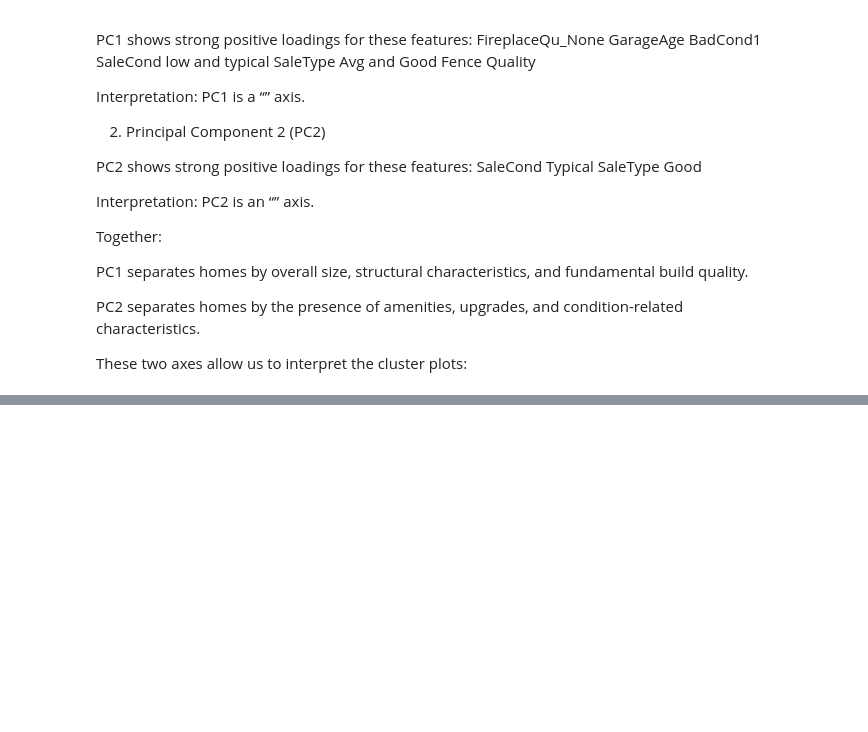
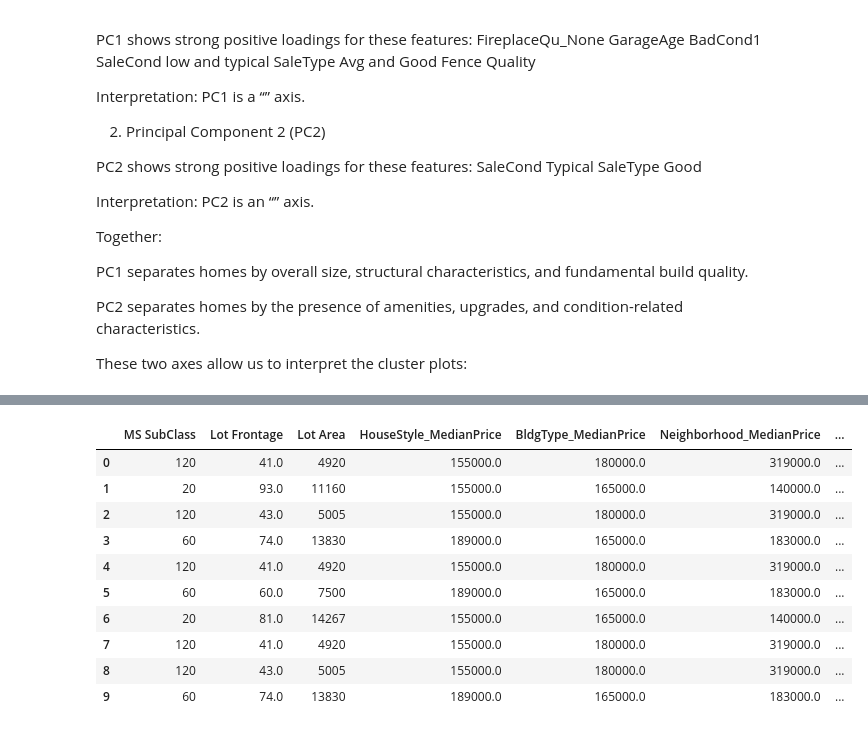
Before and after one commit to hedesiustefan/ML_Project, a Jupyter notebook: LAB4/ML_LAB4.ipynb, the cells around one changed output, grey strips where cells are left out. Cells and saved outputs as stored; diff of their text form; code cells hidden in the pictures; blank space fills up the shorter version.

```diff
--- a/LAB4/ML_LAB4.ipynb
+++ b/LAB4/ML_LAB4.ipynb
@@ -441,0 +493,14 @@ These two axes allow us to interpret the cluster plots:
+# %%
+synth
+# %% [output]
+|  | MS SubClass | Lot Frontage | Lot Area | HouseStyle_MedianPrice | BldgType_MedianPrice | Neighborhood_MedianPrice | ... |
+| 0 | 120 | 41.0 | 4920 | 155000.0 | 180000.0 | 319000.0 | ... |
+| 1 | 20 | 93.0 | 11160 | 155000.0 | 165000.0 | 140000.0 | ... |
+| 2 | 120 | 43.0 | 5005 | 155000.0 | 180000.0 | 319000.0 | ... |
+| 3 | 60 | 74.0 | 13830 | 189000.0 | 165000.0 | 183000.0 | ... |
+| 4 | 120 | 41.0 | 4920 | 155000.0 | 180000.0 | 319000.0 | ... |
+| 5 | 60 | 60.0 | 7500 | 189000.0 | 165000.0 | 183000.0 | ... |
+| 6 | 20 | 81.0 | 14267 | 155000.0 | 165000.0 | 140000.0 | ... |
+| 7 | 120 | 41.0 | 4920 | 155000.0 | 180000.0 | 319000.0 | ... |
+| 8 | 120 | 43.0 | 5005 | 155000.0 | 180000.0 | 319000.0 | ... |
+| 9 | 60 | 74.0 | 13830 | 189000.0 | 165000.0 | 183000.0 | ... |
```
Also changed, not shown: parts of 18 cells of this notebook, 1 other file.
